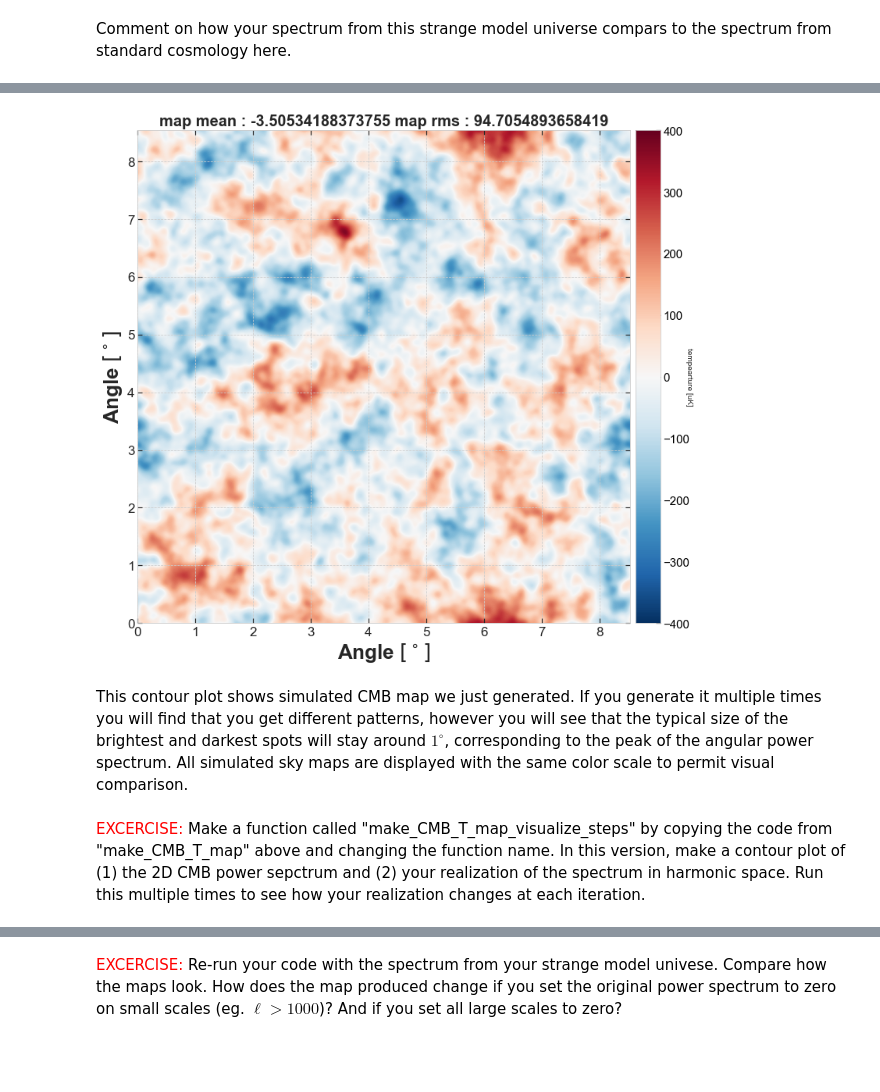
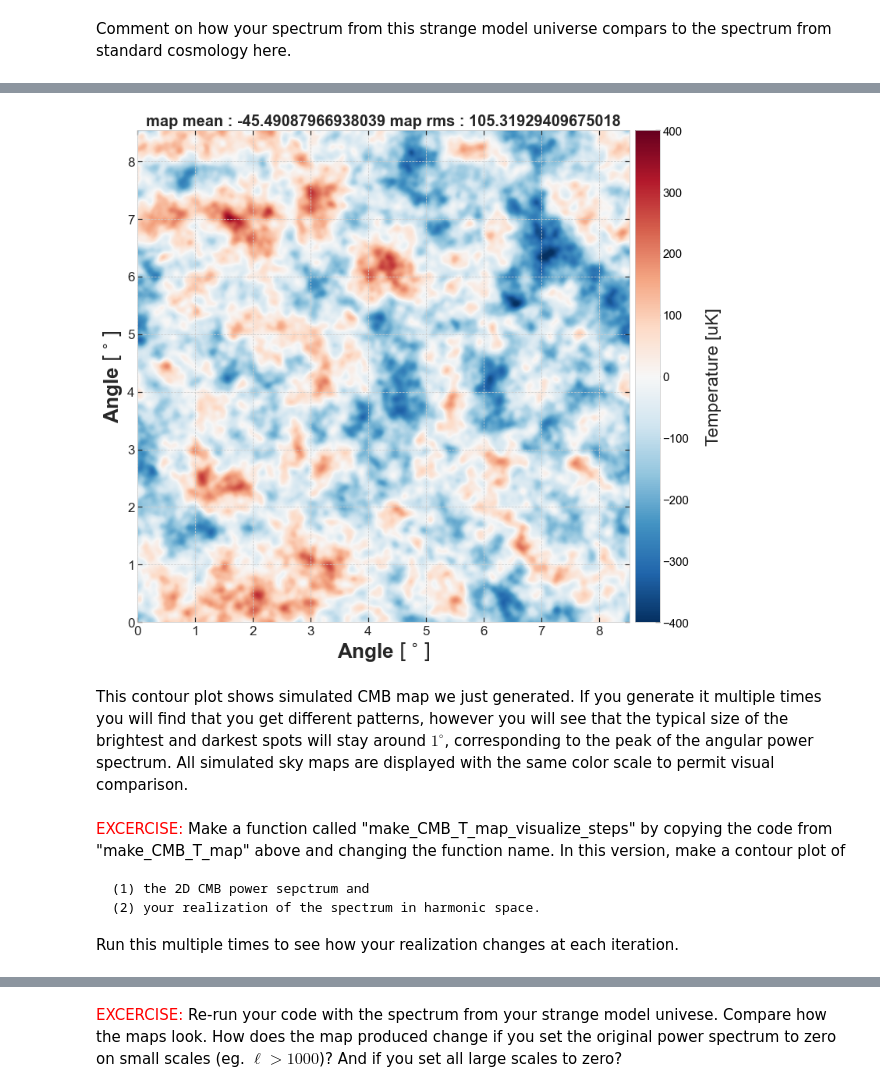
Before and after one commit to masterdesky/ELTE-data-sci-lab-2020, a Jupyter notebook: rewritten_CMB_school_codes/CMB_School_Part_01.ipynb, the cells around one changed output, grey strips where cells are left out. Saved outputs shown, nothing was run; the diff lists cells and outputs as text; code cells hidden in the pictures; blank space fills up the shorter version.

```diff
--- a/rewritten_CMB_school_codes/CMB_School_Part_01.ipynb
+++ b/rewritten_CMB_school_codes/CMB_School_Part_01.ipynb
@@ -151,8 +150,8 @@ The correct thing to use for creating CMB maps is $C_\ell$, but $D_\ell$ is what
 # %%
 # Read in the input CMB spectra
 data = np.genfromtxt('camb_36853880_scalcls.dat')
-ell = data[:,0]
-DlTT = data[:,1]
+ell_strange = data[:,0]
+DlTT_strange = data[:,1]
 # %%
 fig, axes = plt.subplots(figsize=(15, 9))
 
@@ -209,7 +215,7 @@ def make_CMB_T_map(ell, DlTT,
     """
 
     # Convert Dl to Cl
-    ClTT = DlTT * 2 * np.pi / (ell*(ell+1.))
+    ClTT = DlTT * 2 * np.pi / (ell * (ell + 1))
     # Set the monopole and the dipole of the Cl spectrum to zero
     ClTT[0] = 0
     ClTT[1] = 0
@@ -235,17 +241,11 @@ def make_CMB_T_map(ell, DlTT,
 
     # The 2D Cl spectrum is defined on the multiple vector set by the pixel scale
     CLTT2d = ClTT_expanded[ell2d.astype(int)]
-    #plt.imshow(np.log(CLTT2d))
 
     # Now make a realization of the CMB with the given power spectrum in real space
     random_array_for_T = np.random.normal(0,1,(N,N))
     FT_random_array_for_T = np.fft.fft2(random_array_for_T)   # Take FFT since we are in Fourier space
-
     FT_2d = np.sqrt(CLTT2d) * FT_random_array_for_T           # We take the sqrt since the power spectrum is T^2
-    #plt.imshow(np.real(FT_2d))
-
-    # Make a plot of the 2D cmb simulated map in Fourier space, note the x and y axis labels need to be fixed
-    #Plot_CMB_Map(np.real(np.conj(FT_2d)*FT_2d*ell2d * (ell2d+1)/2/np.pi),0,np.max(np.conj(FT_2d)*FT_2d*ell2d * (ell2d+1)/2/np.pi),ell2d.max(),ell2d.max())
 
     # Move back from ell space to real space
     CMB_T = np.fft.ifft2(np.fft.fftshift(FT_2d))
@@ -254,16 +254,17 @@ def make_CMB_T_map(ell, DlTT,
     # We only want to plot the real component
     CMB_T = np.real(CMB_T)
 
-    return(CMB_T)
+    return(CMB_T, CLTT2d, FT_2d, ell2d)
 # %%
-def Plot_CMB_Map(cmb_map,
-                 c_min=-400, c_max=400, X_width=9, Y_width=9):
+def plot_CMB_map(cmb_map, X_width, Y_width,
+                 c_min=-400, c_max=400):
 
     fig, axes = plt.subplots(figsize=(12,12))
-    im = plt.imshow(cmb_map, vmin=c_min, vmax=c_max,
-                    interpolation='bilinear', origin='lower',cmap=cmap.RdBu_r)
 
+    im = axes.imshow(cmb_map, vmin=c_min, vmax=c_max,
+                     interpolation='bilinear', origin='lower', cmap=cmap.RdBu_r)
     im.set_extent([0,X_width, 0,Y_width])
+
     axes.set_title('map mean : {0} map rms : {1}'.format(np.mean(cmb_map), np.std(cmb_map)),
                    fontsize=axistitlesize, fontweight='bold')
     axes.set_xlabel('Angle $[^\circ]$', fontsize=axislabelsize, fontweight='bold')
@@ -276,6 +277,6 @@ def Plot_CMB_Map(cmb_map,
     cax = divider.append_axes('right', size='5%', pad=0.1)
     cbar = plt.colorbar(mappable=im, cax=cax)
     cbar.ax.tick_params(labelsize=axiscbarfontsize, colors='black')
-    cbar.set_label('tempearture [uK]', rotation=270)
+    cbar.set_label('Temperature [uK]', fontsize=axiscbarfontsize+8, rotation=90, labelpad=22)
 
     plt.show()
@@ -282,10 +334,15 @@ def Plot_CMB_Map(cmb_map,
 # %%
-## make a CMB T map
-CMB_T = make_CMB_T_map(ell, DlTT, N=N, pix_size=pix_size)
-Plot_CMB_Map(CMB_T, c_min, c_max, X_width, Y_width)
+CMB_T, CLTT2d, FT_2d, ell2d = make_CMB_T_map(ell, DlTT, N=N, pix_size=pix_size)
-# %% [output]
-[figure, removed]
+# %%
+plot_CMB_map(CMB_T, X_width, Y_width, c_min, c_max)
+# %% [output]
+[figure, added]
 # %% [markdown]
 This contour plot shows simulated CMB map we just generated.  If you generate it multiple times you will find that you get different patterns, however you will see that the typical size of the brightest and darkest spots will stay around $1^\circ$, corresponding to the peak of the angular power spectrum.  All simulated sky maps are displayed with the same color scale to permit visual comparison.
 # %% [markdown]
-<font color='red'>EXCERCISE: </font>  Make a function called "make_CMB_T_map_visualize_steps" by copying the code from "make_CMB_T_map" above and changing the function name.  In this version, make a contour plot of (1) the 2D CMB power sepctrum and (2) your realization of the spectrum in harmonic space.   Run this multiple times to see how your realization changes at each iteration.
+<font color='red'>EXCERCISE: </font>  Make a function called "make_CMB_T_map_visualize_steps" by copying the code from "make_CMB_T_map" above and changing the function name.  In this version, make a contour plot of
+
+    (1) the 2D CMB power sepctrum and
+    (2) your realization of the spectrum in harmonic space.
+
+Run this multiple times to see how your realization changes at each iteration.
```
Also changed, not shown: parts of 25 cells of this notebook, 6 other files.
